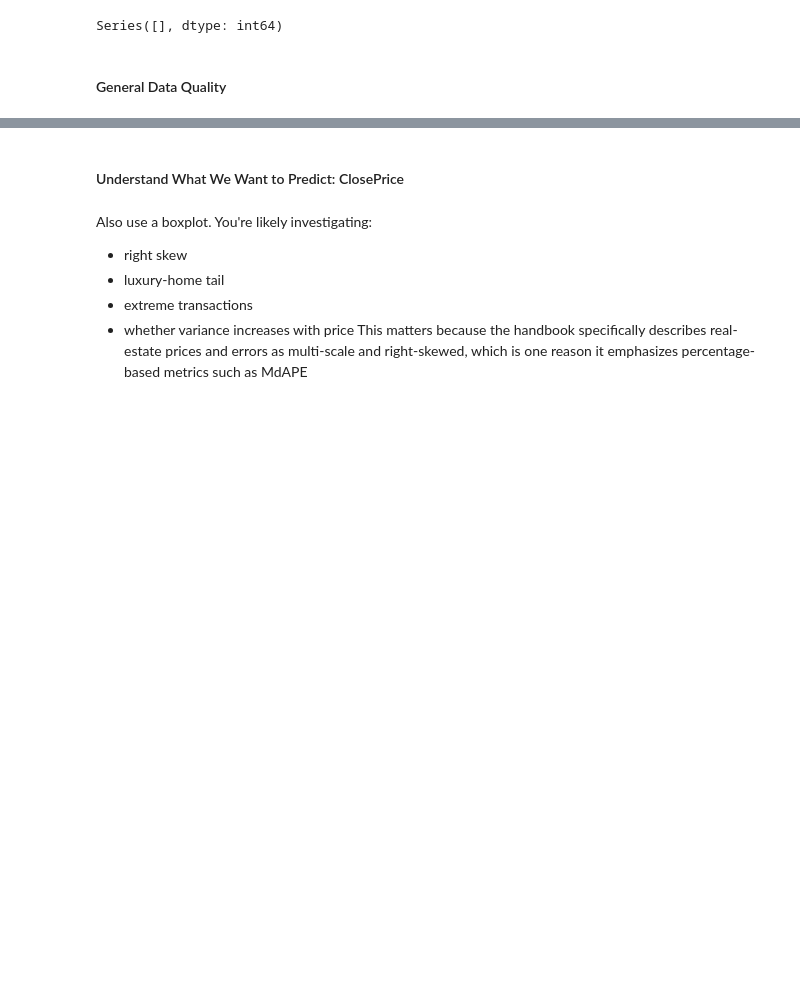
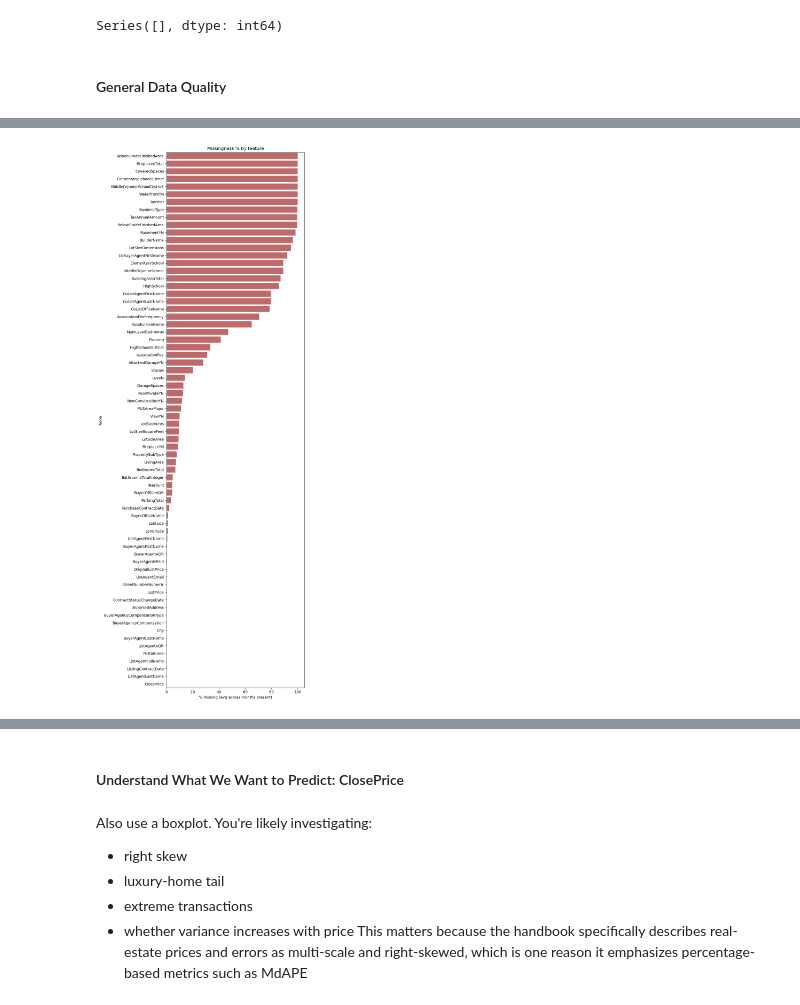
Before and after one commit to eemilycchen/IDX-Exchange-Data-Science, a Jupyter notebook: 01_exploration.ipynb, the cells around one changed output, grey strips where cells are left out. Cells and saved outputs as stored; diff of their text form; code cells hidden in the pictures; blank space fills up the shorter version.

```diff
--- a/01_exploration.ipynb
+++ b/01_exploration.ipynb
@@ -281,0 +347,12 @@ Series([], dtype: int64)
+# %%
+missing_by_feature = missing_matrix.mean(axis=1, skipna=True).sort_values(ascending=False)
+nonzero = missing_by_feature[missing_by_feature > 0] # actually missing
+# %%
+fig, ax = plt.subplots(figsize=(8, max(4, 0.3 * len(nonzero))))
+sns.barplot(x=nonzero.values, y=nonzero.index, color='indianred', ax=ax)
+ax.set_xlabel('% missing (avg across months present)')
+ax.set_title('Missingness % by feature')
+plt.tight_layout()
+plt.show()
+# %% [output]
+[figure, added]
```
Also changed, not shown: parts of 19 cells of this notebook.
